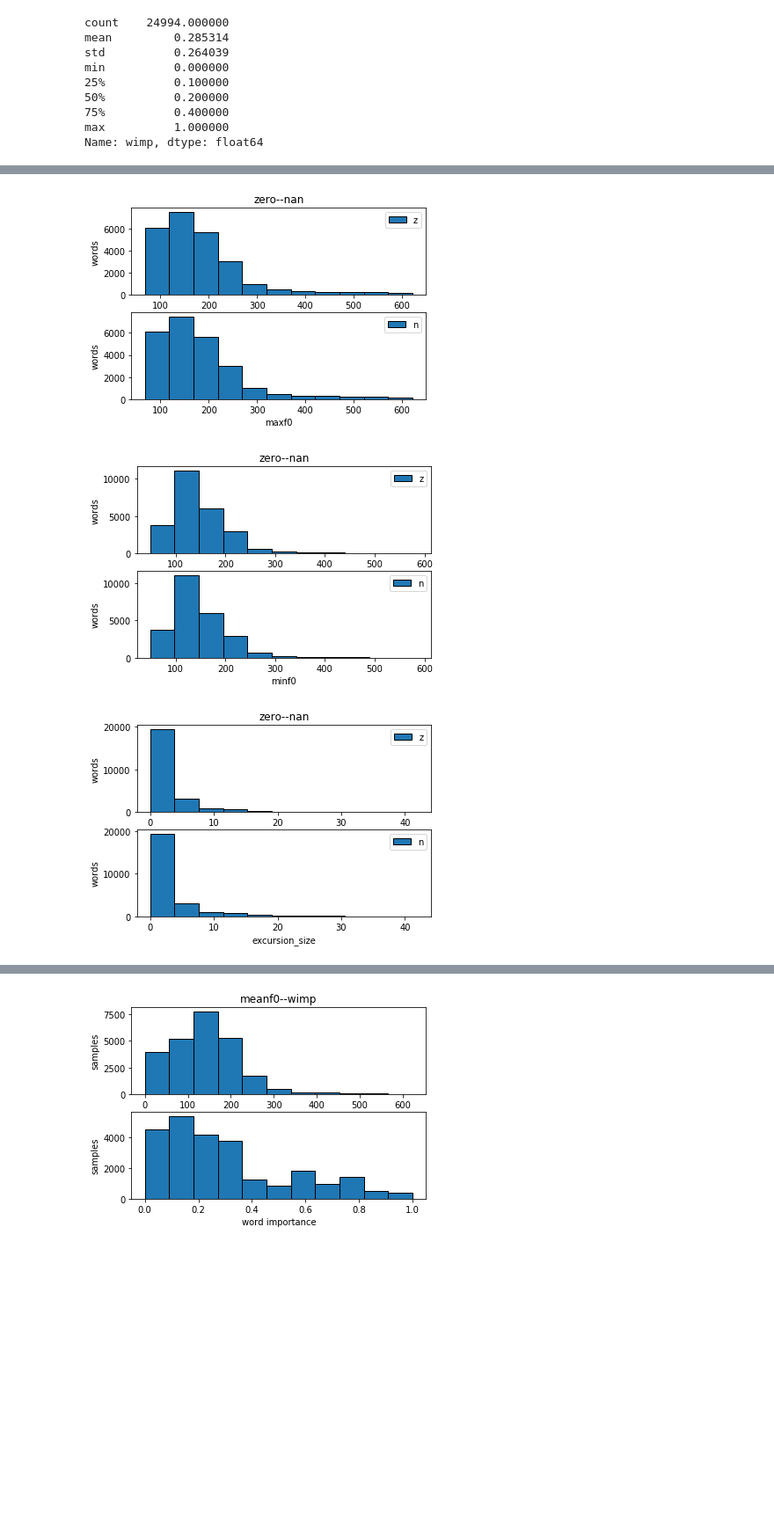
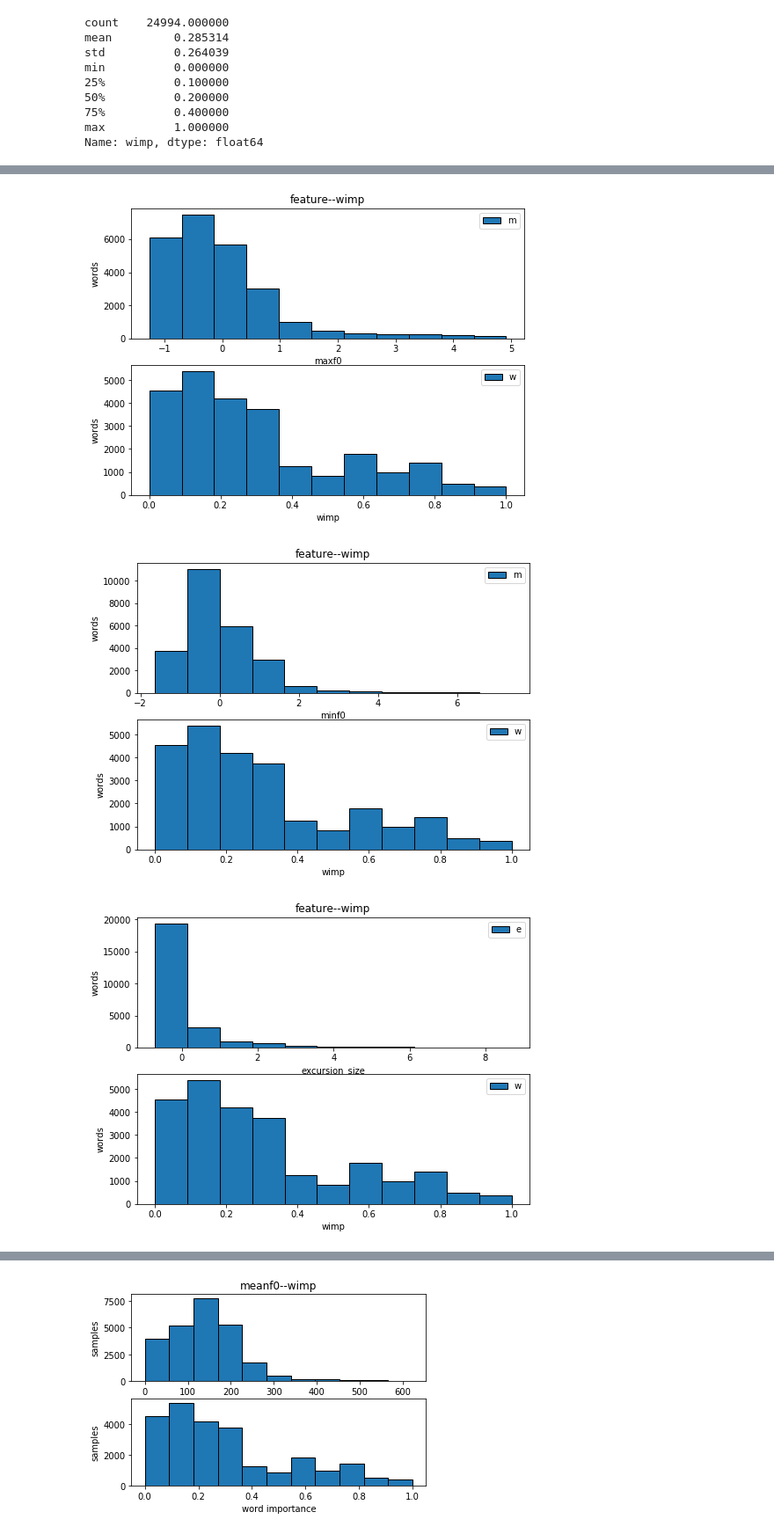
Before and after one commit to byronthecoder/Prosody-Prominence-Perplexity, a Jupyter notebook: ParselMouth.ipynb, the cells around one changed output, grey strips where cells are left out. Shown at 88% size. Cells and saved outputs as stored; diff of their text form; code cells hidden in the pictures; blank space fills up the shorter version.

```diff
--- a/ParselMouth.ipynb
+++ b/ParselMouth.ipynb
@@ -663,11 +751,10 @@ data_nan.describe()
 # %% [markdown]
 Histograms helps to understand the distribution of the numeric value that is not easy to see with the mean and median.
 # %%
-for feature in data.columns[1:13]:
-    pf = data[feature]
+for feature in data_nan.columns[1:13]:
     plt.figure()
     plt.title(feature)
-    plt.hist(pf, 11, edgecolor='black')
+    plt.hist(data_nan[feature], 11, edgecolor='black')
     plt.xlabel(feature)
     plt.ylabel('words')
     plt.show()
@@ -697,3 +784,26 @@ min          0.000000
 75%          0.400000
 max          1.000000
 Name: wimp, dtype: float64
+# %%
+for feature in data_nan.columns[1:12]:
+    plt.figure(figsize=(8,6))
+
+    # params (row_num, col_num, index)
+    plt.subplot(2, 1, 1)
+    plt.title("feature--wimp")
+
+    # params (data, bin, edgecolor)
+    plt.hist(data_nan[feature], 11, density= False,edgecolor='black')
+
+    plt.xlabel(feature)
+    plt.ylabel("words")
+    plt.legend(feature)
+
+    plt.subplot(2, 1, 2)
+    plt.hist(data_nan['wimp'], 11, density= False, edgecolor='black')
+    plt.xlabel('wimp')
+    plt.ylabel("words")
+    plt.legend("wimp")
+
+    plt.show()
+#     plt.savefig('../result/stats/'+feature+"_wimp_hist_.jpg", dpi=200)
@@ -700,26 +822,26 @@ Name: wimp, dtype: float64
 # %%
-for feature in data.columns[1:13]:
-    plt.figure()
+for feature in data_nan.columns[1:12]:
+    plt.figure(figsize=(8,6))
 
     # params (row_num, col_num, index)
     plt.subplot(2, 1, 1)
-    plt.title("zero--nan")
+    plt.title("feature--wimp")
 
     # params (data, bin, edgecolor)
-    plt.hist(data[feature], 11, edgecolor='black')
+    plt.hist(data_nan[feature], 11, density= False,edgecolor='black')
 
     plt.xlabel(feature)
     plt.ylabel("words")
-    plt.legend("zero")
+    plt.legend(feature)
 
     plt.subplot(2, 1, 2)
-    plt.hist(data_nan[feature], 11, edgecolor='black')
-    plt.xlabel(feature)
+    plt.hist(data_nan['wimp'], 11, density= False, edgecolor='black')
+    plt.xlabel('wimp')
     plt.ylabel("words")
-    plt.legend("nan")
+    plt.legend("wimp")
 
     plt.show()
 # %% [output]
-[figure, old version]
+[figure, new version]
-[figure, old version]
+[figure, new version]
-[figure, old version]
+[figure, new version]
```
Also changed, not shown: parts of 76 cells of this notebook, 1 other file.
